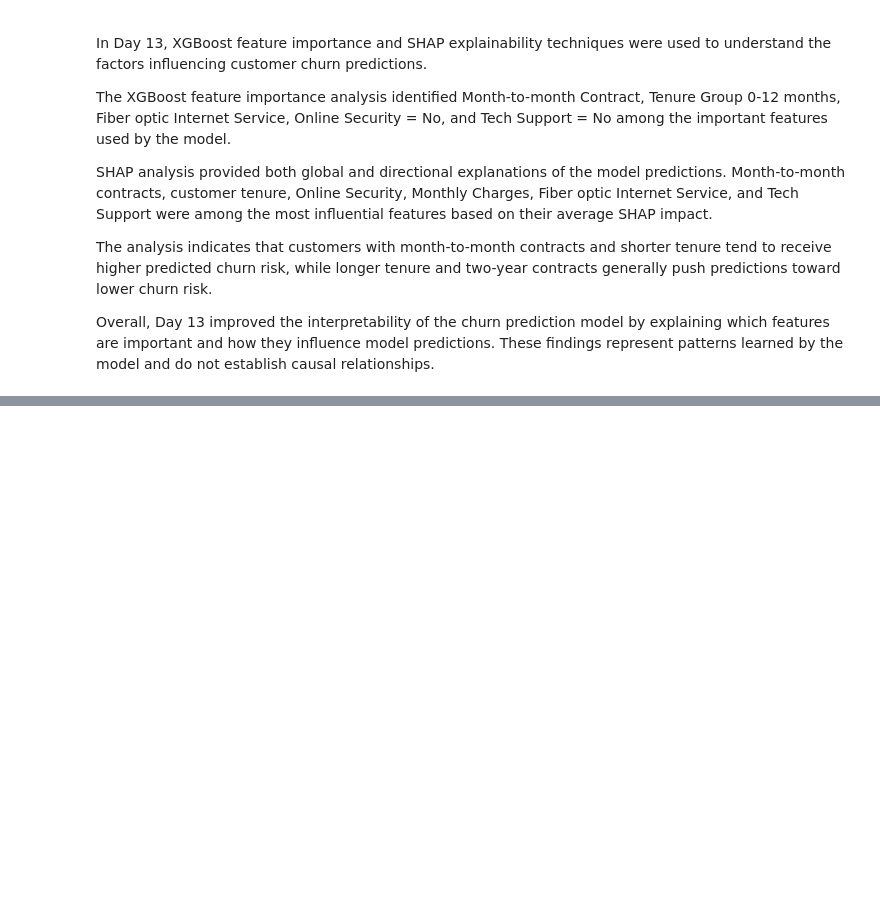
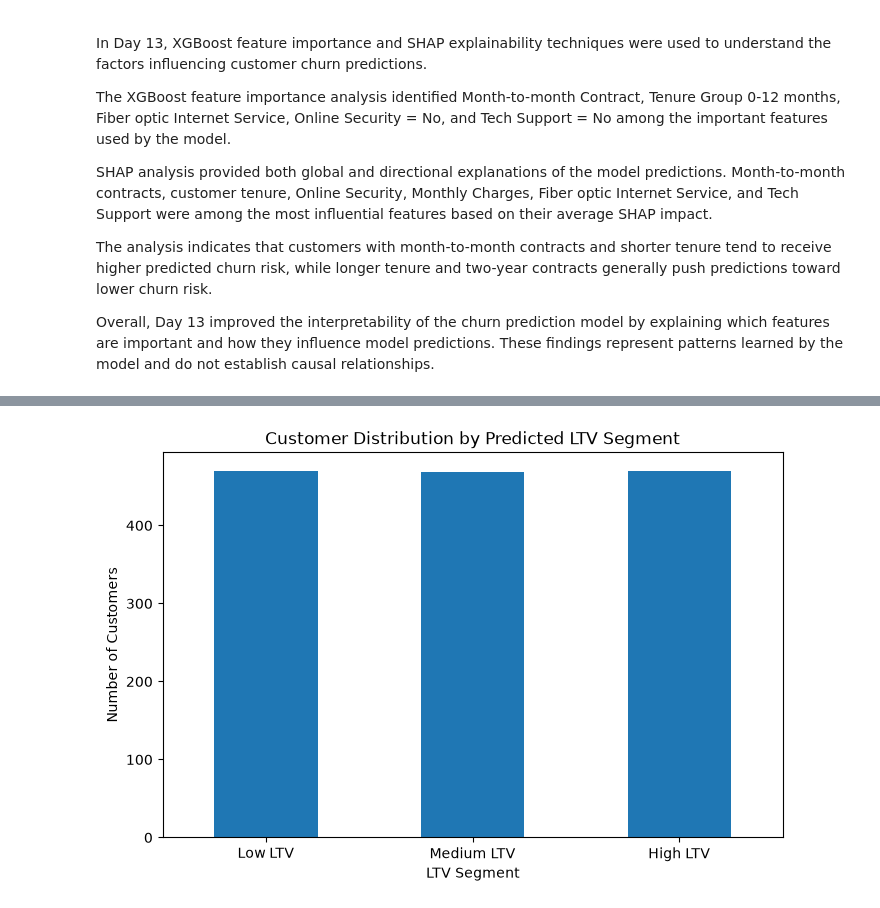
Before and after one commit to sagarsiddharth09-blip/customer-churn-LTV-engine, a Jupyter notebook: Akshay_Baseline_Analytics.ipynb, the cells around one changed output, grey strips where cells are left out. Cells and saved outputs as stored; diff of their text form; code cells hidden in the pictures; blank space fills up the shorter version.

Commit message:
Add Day 14 Customer LTV engine

```diff
--- a/Akshay_Baseline_Analytics.ipynb
+++ b/Akshay_Baseline_Analytics.ipynb
@@ -3432,0 +3500,18 @@ Overall, Day 13 improved the interpretability of the churn prediction model by e
+# %%
+# Calculate predicted Customer Lifetime Value
+
+ltv_df["Predicted_LTV"] = (
+    ltv_df["MonthlyCharges"] *
+    ltv_df["Expected_Lifetime_Months"]
+)
+
+print("LTV calculation completed.")
+
+ltv_df[
+    [
+        "MonthlyCharges",
+        "Churn_Probability",
+        "Expected_Lifetime_Months",
+        "Predicted_LTV"
+    ]
+].head()
@@ -3432,0 +3570,10 @@ Overall, Day 13 improved the interpretability of the churn prediction model by e
+# %%
+# Create LTV segments
+
+ltv_df["LTV_Segment"] = pd.qcut(
+    ltv_df["Predicted_LTV"],
+    q=3,
+    labels=["Low LTV", "Medium LTV", "High LTV"]
+)
+
+print(ltv_df["LTV_Segment"].value_counts().sort_index())
@@ -3432,0 +3606,15 @@ Overall, Day 13 improved the interpretability of the churn prediction model by e
+# %%
+# Plot LTV segment distribution
+
+ltv_df["LTV_Segment"].value_counts().sort_index().plot(
+    kind="bar",
+    figsize=(8, 5)
+)
+
+plt.title("Customer Distribution by Predicted LTV Segment")
+plt.xlabel("LTV Segment")
+plt.ylabel("Number of Customers")
+plt.xticks(rotation=0)
+plt.show()
+# %% [output]
+[figure, added]
```
Also changed, not shown: parts of 14 cells of this notebook.
